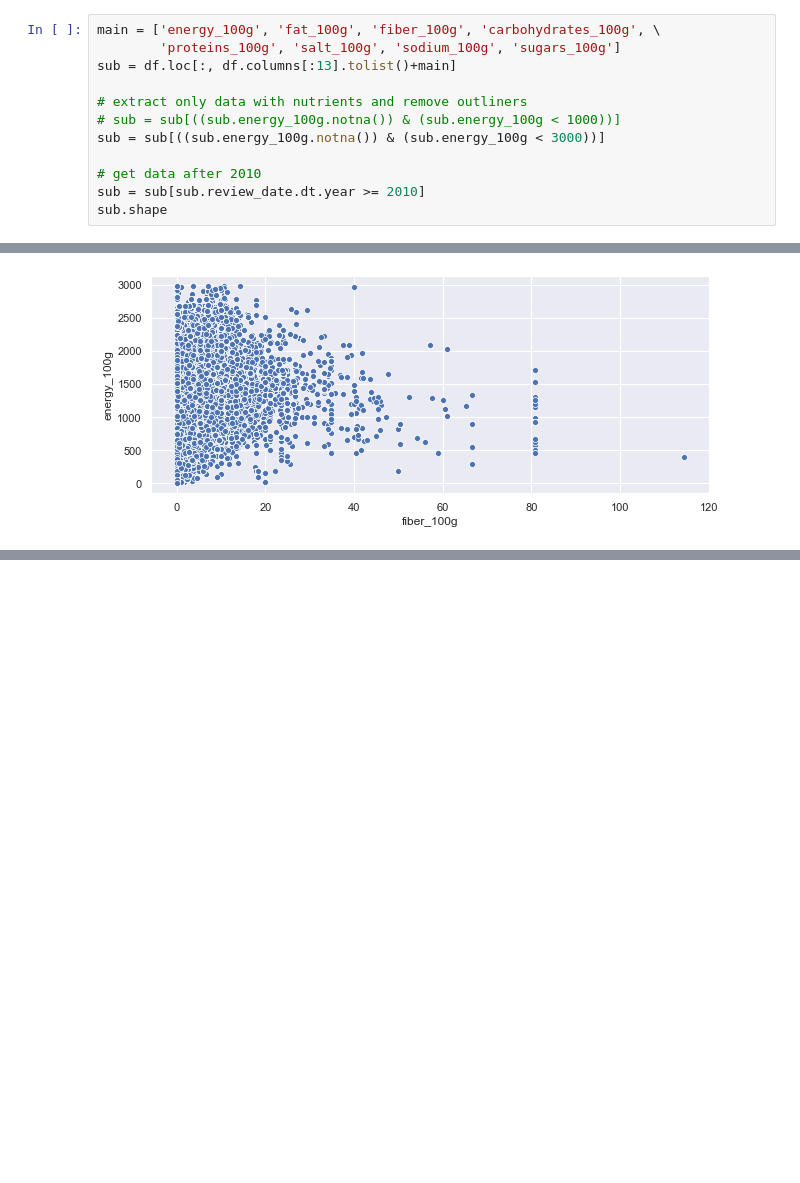
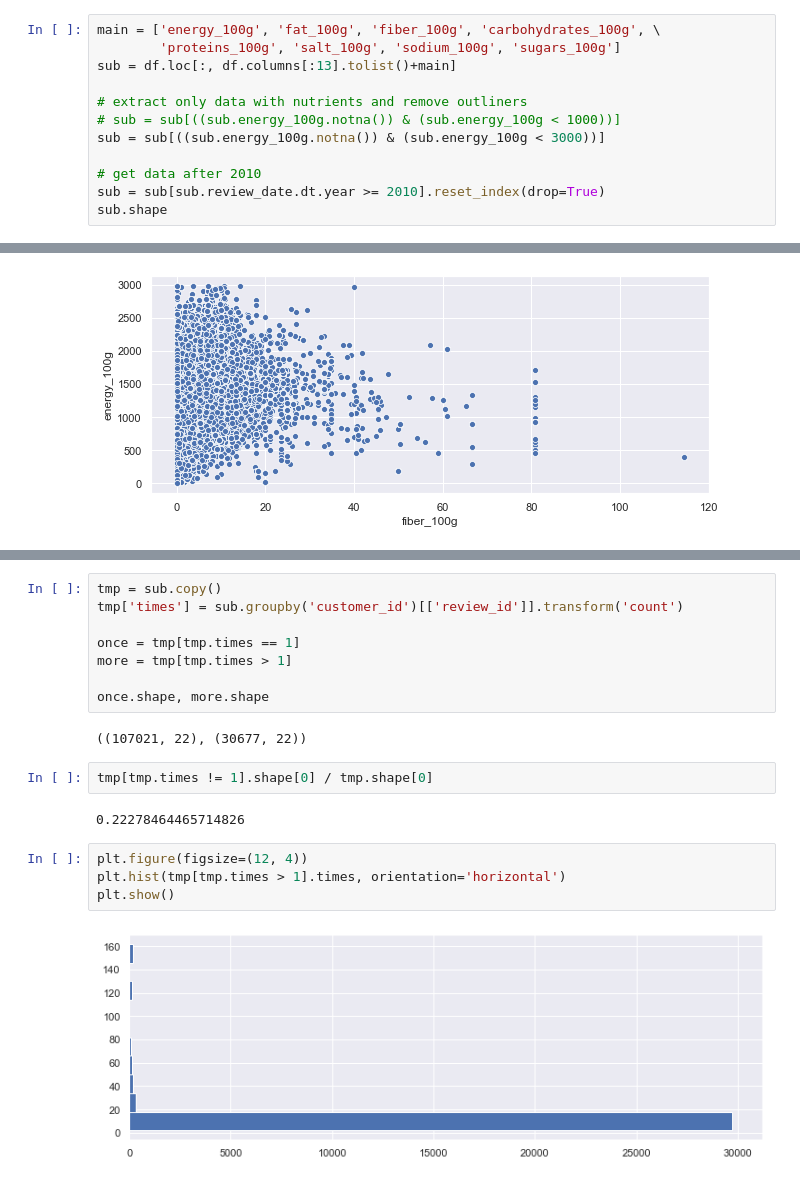
Before and after one commit to davilayang/food-reviews, a Jupyter notebook: 2_exploratory.ipynb, the cells around one changed output, grey strips where cells are left out. Drawn from its saved outputs; the diff is of its cells as text; blank space fills up the shorter version.

```diff
--- a/2_exploratory.ipynb
+++ b/2_exploratory.ipynb
@@ -47,7 +47,7 @@ sub = df.loc[:, df.columns[:13].tolist()+main]
 sub = sub[((sub.energy_100g.notna()) & (sub.energy_100g < 3000))]
 
 # get data after 2010
-sub = sub[sub.review_date.dt.year >= 2010]
+sub = sub[sub.review_date.dt.year >= 2010].reset_index(drop=True)
 sub.shape
 # %% [output]
 (137698, 21)
@@ -165,0 +171,20 @@ plt.show()
+# %%
+tmp = sub.copy()
+tmp['times'] = sub.groupby('customer_id')[['review_id']].transform('count')
+
+once = tmp[tmp.times == 1]
+more = tmp[tmp.times > 1]
+
+once.shape, more.shape
+# %% [output]
+((107021, 22), (30677, 22))
+# %%
+tmp[tmp.times != 1].shape[0] / tmp.shape[0]
+# %% [output]
+0.22278464465714826
+# %%
+plt.figure(figsize=(12, 4))
+plt.hist(tmp[tmp.times > 1].times, orientation='horizontal')
+plt.show()
+# %% [output]
+[figure, added]
```
Also changed, not shown: parts of 12 cells of this notebook, 5 other files.
